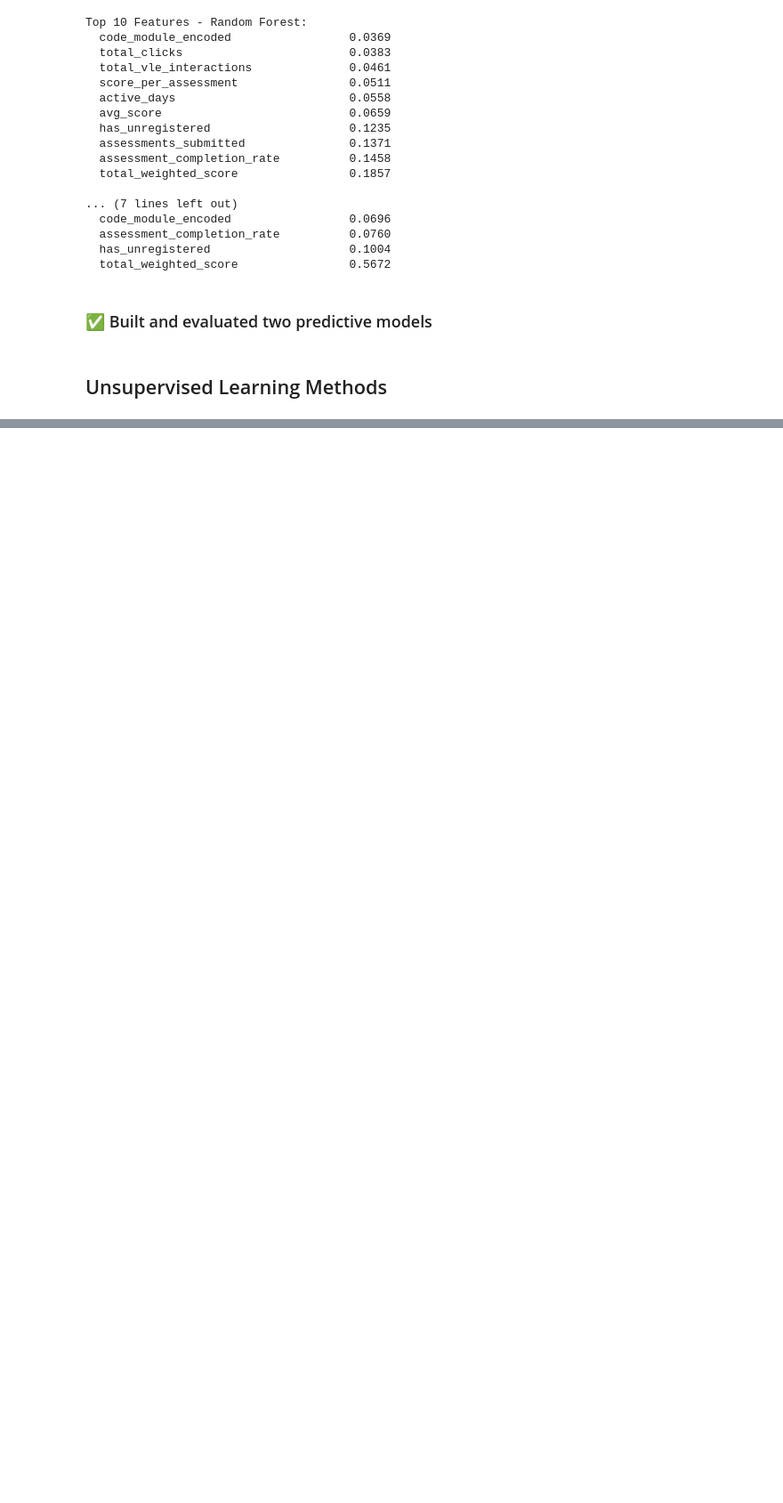
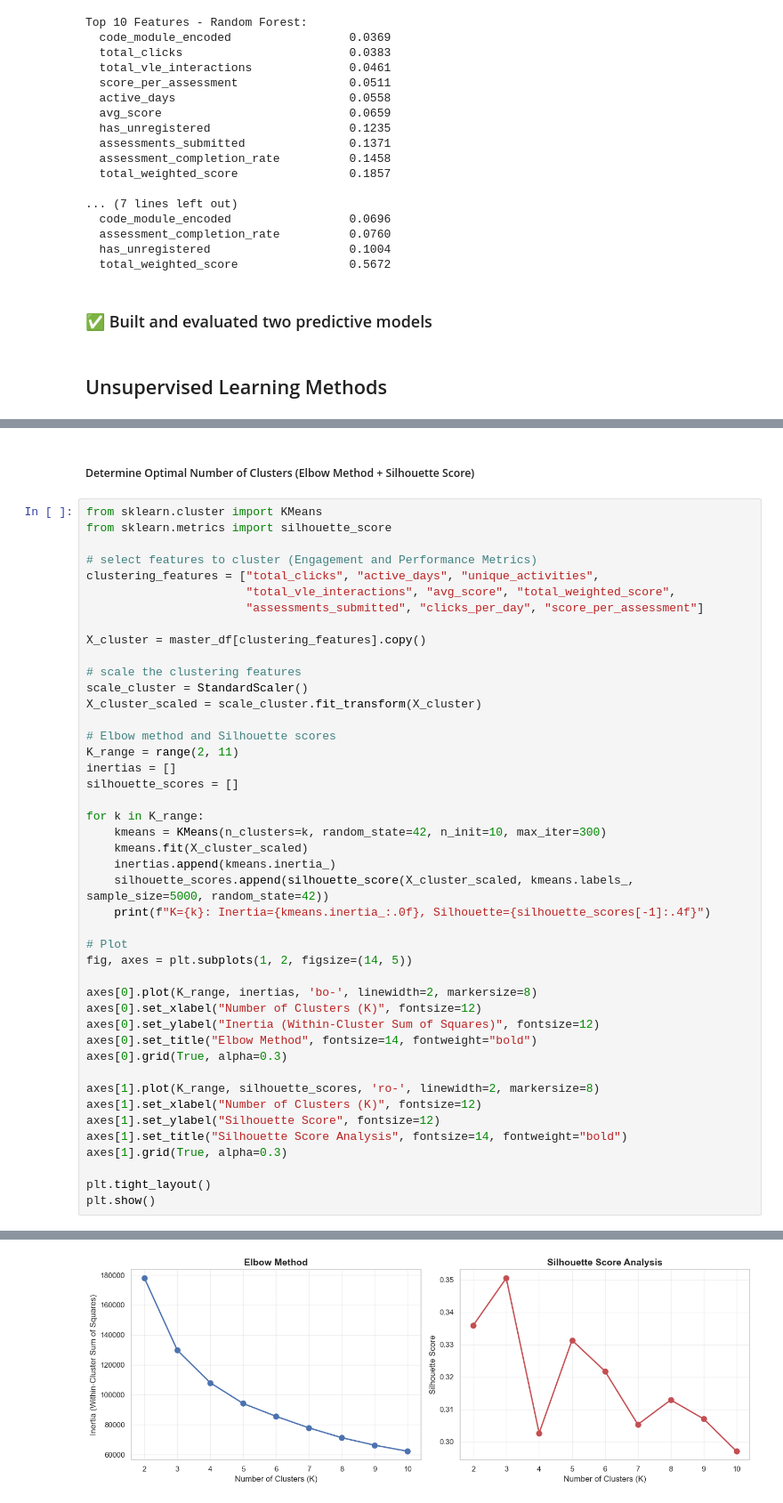
Before and after one commit to SDPcodes/student-performance-analytics, a Jupyter notebook: analytics_notebook.ipynb, the cells around one changed output, grey strips where cells are left out. Shown at 89% size. Drawn from its saved outputs; the diff is of its cells as text; blank space fills up the shorter version.

Commit message:
Apply k-mean clustering and ARM

```diff
--- a/analytics_notebook.ipynb
+++ b/analytics_notebook.ipynb
@@ -1005,0 +1008,47 @@ Top 10 Features - Random Forest:
+# %% [markdown]
+##### Determine Optimal Number of Clusters (Elbow Method + Silhouette Score)
+# %%
+from sklearn.cluster import KMeans
+from sklearn.metrics import silhouette_score
+
+# select features to cluster (Engagement and Performance Metrics)
+clustering_features = ["total_clicks", "active_days", "unique_activities",
+                       "total_vle_interactions", "avg_score", "total_weighted_score",
+                       "assessments_submitted", "clicks_per_day", "score_per_assessment"]
+
+X_cluster = master_df[clustering_features].copy()
+
+# scale the clustering features
+scale_cluster = StandardScaler()
+X_cluster_scaled = scale_cluster.fit_transform(X_cluster)
+
+# Elbow method and Silhouette scores
+K_range = range(2, 11)
+inertias = []
+silhouette_scores = []
+
+for k in K_range:
+    kmeans = KMeans(n_clusters=k, random_state=42, n_init=10, max_iter=300)
+    kmeans.fit(X_cluster_scaled)
+    inertias.append(kmeans.inertia_)
+    silhouette_scores.append(silhouette_score(X_cluster_scaled, kmeans.labels_, sample_size=5000, random_state=42))
+    print(f"K={k}: Inertia={kmeans.inertia_:.0f}, Silhouette={silhouette_scores[-1]:.4f}")
+
+# Plot
+fig, axes = plt.subplots(1, 2, figsize=(14, 5))
+
+axes[0].plot(K_range, inertias, 'bo-', linewidth=2, markersize=8)
+axes[0].set_xlabel("Number of Clusters (K)", fontsize=12)
+axes[0].set_ylabel("Inertia (Within-Cluster Sum of Squares)", fontsize=12)
+axes[0].set_title("Elbow Method", fontsize=14, fontweight="bold")
+axes[0].grid(True, alpha=0.3)
+
+axes[1].plot(K_range, silhouette_scores, 'ro-', linewidth=2, markersize=8)
+axes[1].set_xlabel("Number of Clusters (K)", fontsize=12)
+axes[1].set_ylabel("Silhouette Score", fontsize=12)
+axes[1].set_title("Silhouette Score Analysis", fontsize=14, fontweight="bold")
+axes[1].grid(True, alpha=0.3)
+
+plt.tight_layout()
+plt.show()
+# %% [output]
@@ -1005,0 +1064 @@ Top 10 Features - Random Forest:
+[figure, added]
```
Also changed, not shown: parts of 14 cells of this notebook.
